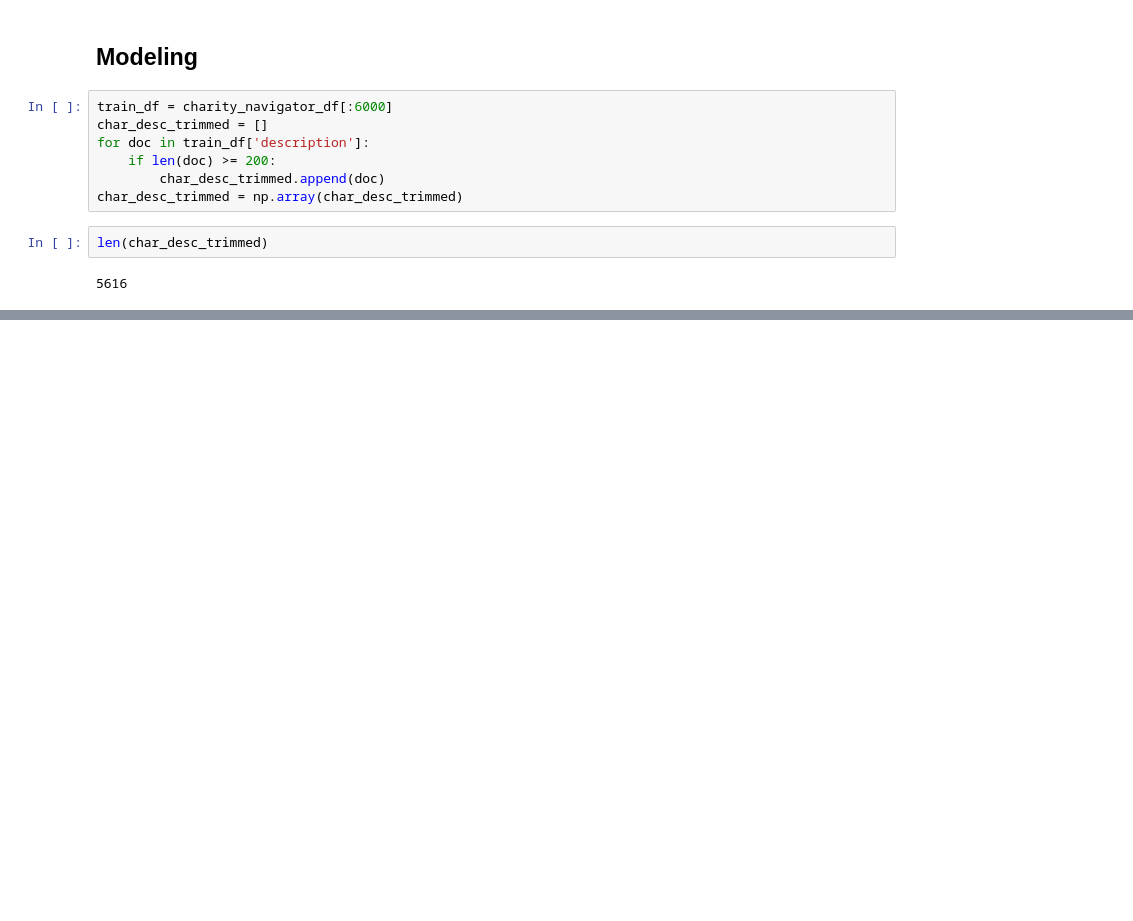
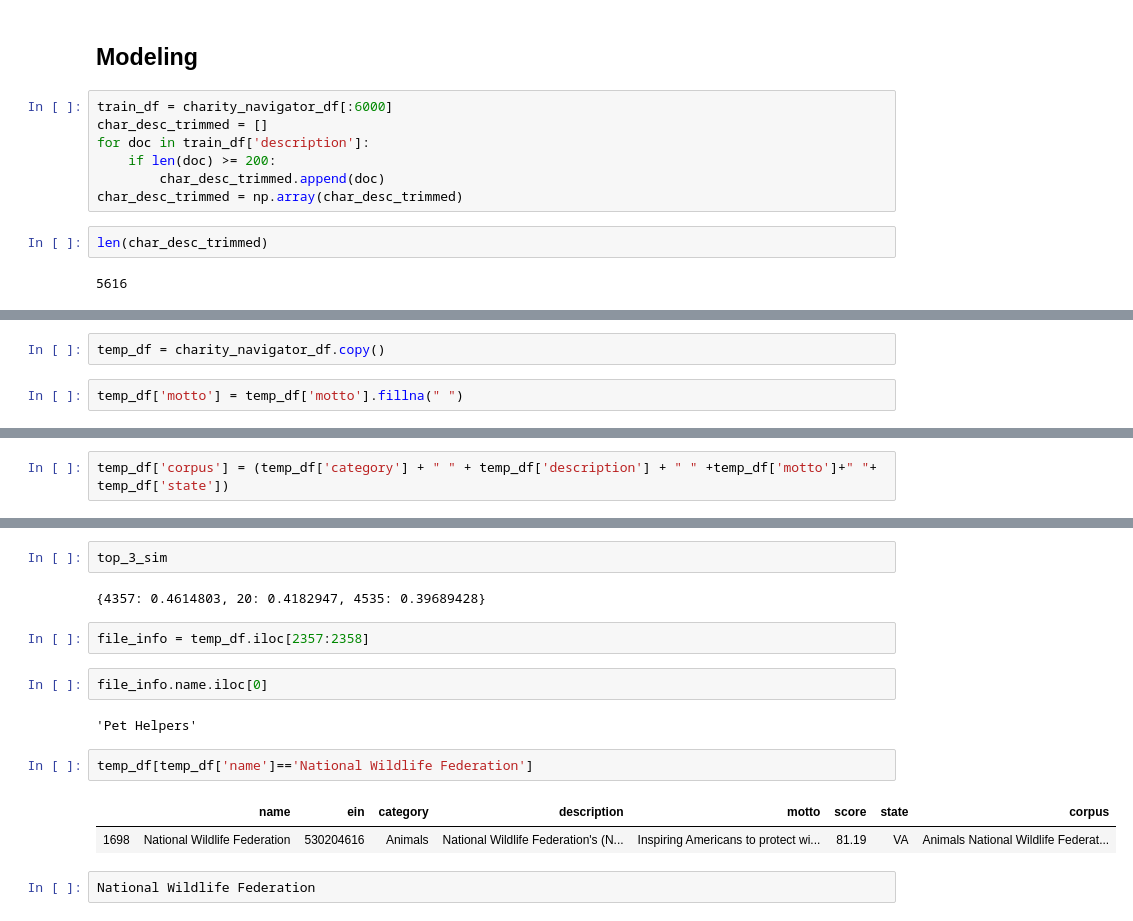
Before and after one commit to jackvessa/Charity_Recommender, a Jupyter notebook: src/Charity_Navigator_LDA_Similarity.ipynb, the cells around one changed output, grey strips where cells are left out. Cells and saved outputs as stored; diff of their text form; blank space fills up the shorter version.

```diff
--- a/src/Charity_Navigator_LDA_Similarity.ipynb
+++ b/src/Charity_Navigator_LDA_Similarity.ipynb
@@ -195,0 +493,4 @@ AttributeError: module 'math' has no attribute 'round'
+# %%
+temp_df = charity_navigator_df.copy()
+# %%
+temp_df['motto'] = temp_df['motto'].fillna(" ")
@@ -195,0 +511,2 @@ AttributeError: module 'math' has no attribute 'round'
+# %%
+temp_df['corpus'] = (temp_df['category'] + " " + temp_df['description'] + " " +temp_df['motto']+" "+ temp_df['state'])
@@ -195,0 +557,17 @@ AttributeError: module 'math' has no attribute 'round'
+# %%
+top_3_sim
+# %% [output]
+{4357: 0.4614803, 20: 0.4182947, 4535: 0.39689428}
+# %%
+file_info = temp_df.iloc[2357:2358]
+# %%
+file_info.name.iloc[0]
+# %% [output]
+'Pet Helpers'
+# %%
+temp_df[temp_df['name']=='National Wildlife Federation']
+# %% [output]
+|  | name | ein | category | description | motto | score | state | corpus |
+| 1698 | National Wildlife Federation | 530204616 | Animals | National Wildlife Federation's (N... | Inspiring Americans to protect wi... | 81.19 | VA | Animals National Wildlife Federat... |
+# %%
+National Wildlife Federation
```
Also changed, not shown: parts of 28 cells of this notebook, 16 other files.
